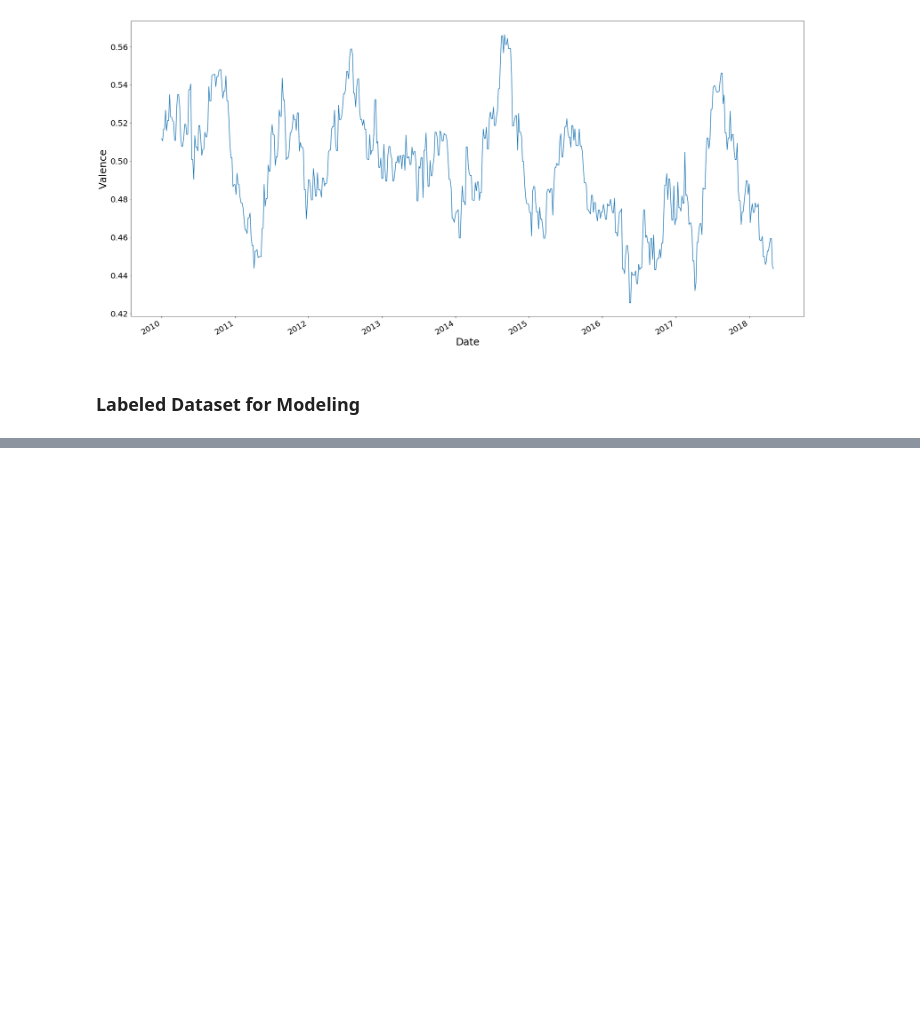
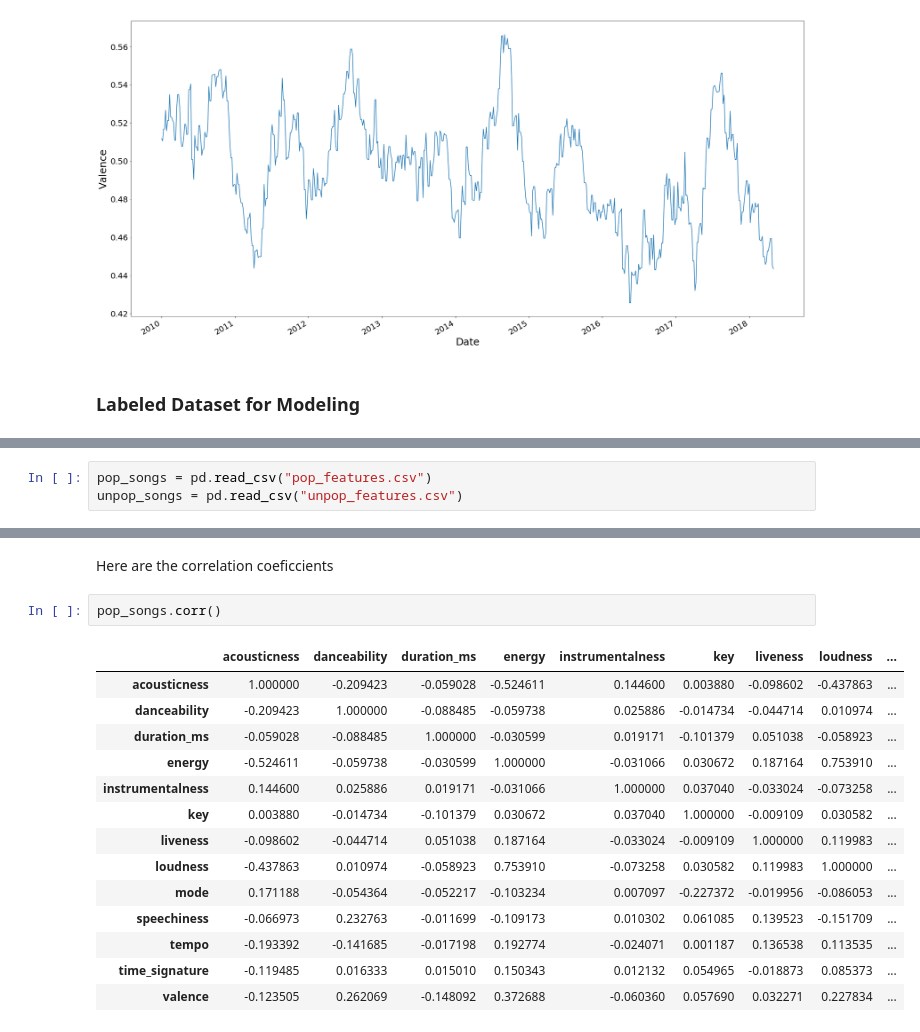
Before and after one commit to ethantanen/DataScience_FinalProject, a Jupyter notebook: Deliverables/Deliv_2/Deliverable 2.ipynb, the cells around one changed output, grey strips where cells are left out. Drawn from its saved outputs; the diff is of its cells as text; blank space fills up the shorter version.

```diff
--- a/Deliverables/Deliv_2/Deliverable 2.ipynb
+++ b/Deliverables/Deliv_2/Deliverable 2.ipynb
@@ -160,0 +161,3 @@ The dataset we're going to do our on modeling is similar to the dataset for the
+# %%
+pop_songs = pd.read_csv("pop_features.csv")
+unpop_songs = pd.read_csv("unpop_features.csv")
@@ -160,0 +180,19 @@ The dataset we're going to do our on modeling is similar to the dataset for the
+# %% [markdown]
+Here are the correlation coeficcients
+# %%
+pop_songs.corr()
+# %% [output]
+|  | acousticness | danceability | duration_ms | energy | instrumentalness | key | liveness | loudness | ... |
+| acousticness | 1.000000 | -0.209423 | -0.059028 | -0.524611 | 0.144600 | 0.003880 | -0.098602 | -0.437863 | ... |
+| danceability | -0.209423 | 1.000000 | -0.088485 | -0.059738 | 0.025886 | -0.014734 | -0.044714 | 0.010974 | ... |
+| duration_ms | -0.059028 | -0.088485 | 1.000000 | -0.030599 | 0.019171 | -0.101379 | 0.051038 | -0.058923 | ... |
+| energy | -0.524611 | -0.059738 | -0.030599 | 1.000000 | -0.031066 | 0.030672 | 0.187164 | 0.753910 | ... |
+| instrumentalness | 0.144600 | 0.025886 | 0.019171 | -0.031066 | 1.000000 | 0.037040 | -0.033024 | -0.073258 | ... |
+| key | 0.003880 | -0.014734 | -0.101379 | 0.030672 | 0.037040 | 1.000000 | -0.009109 | 0.030582 | ... |
+| liveness | -0.098602 | -0.044714 | 0.051038 | 0.187164 | -0.033024 | -0.009109 | 1.000000 | 0.119983 | ... |
+| loudness | -0.437863 | 0.010974 | -0.058923 | 0.753910 | -0.073258 | 0.030582 | 0.119983 | 1.000000 | ... |
+| mode | 0.171188 | -0.054364 | -0.052217 | -0.103234 | 0.007097 | -0.227372 | -0.019956 | -0.086053 | ... |
+| speechiness | -0.066973 | 0.232763 | -0.011699 | -0.109173 | 0.010302 | 0.061085 | 0.139523 | -0.151709 | ... |
+| tempo | -0.193392 | -0.141685 | -0.017198 | 0.192774 | -0.024071 | 0.001187 | 0.136538 | 0.113535 | ... |
+| time_signature | -0.119485 | 0.016333 | 0.015010 | 0.150343 | 0.012132 | 0.054965 | -0.018873 | 0.085373 | ... |
+| valence | -0.123505 | 0.262069 | -0.148092 | 0.372688 | -0.060360 | 0.057690 | 0.032271 | 0.227834 | ... |
```
Also changed, not shown: parts of 6 cells of this notebook, 7 other files.
